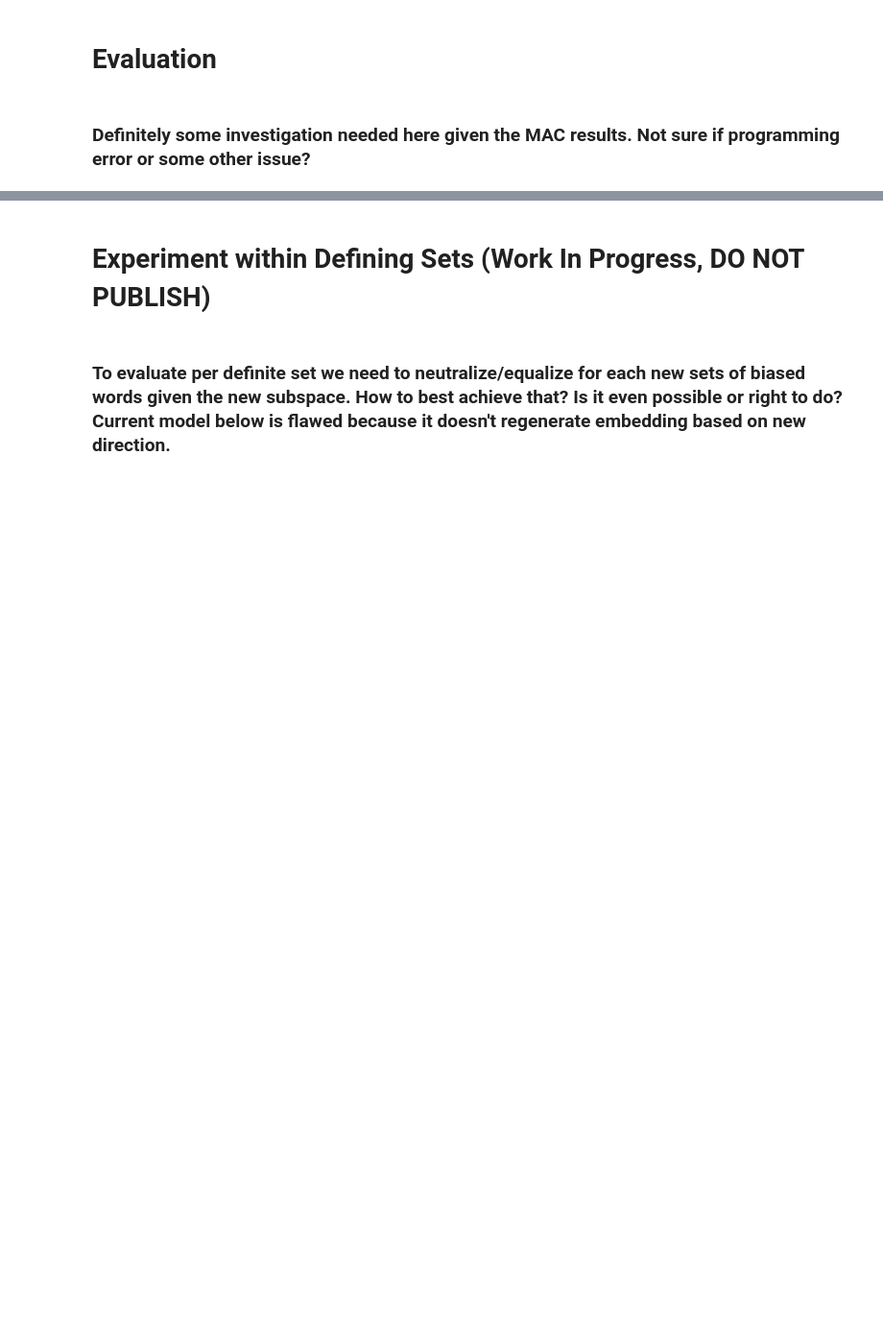
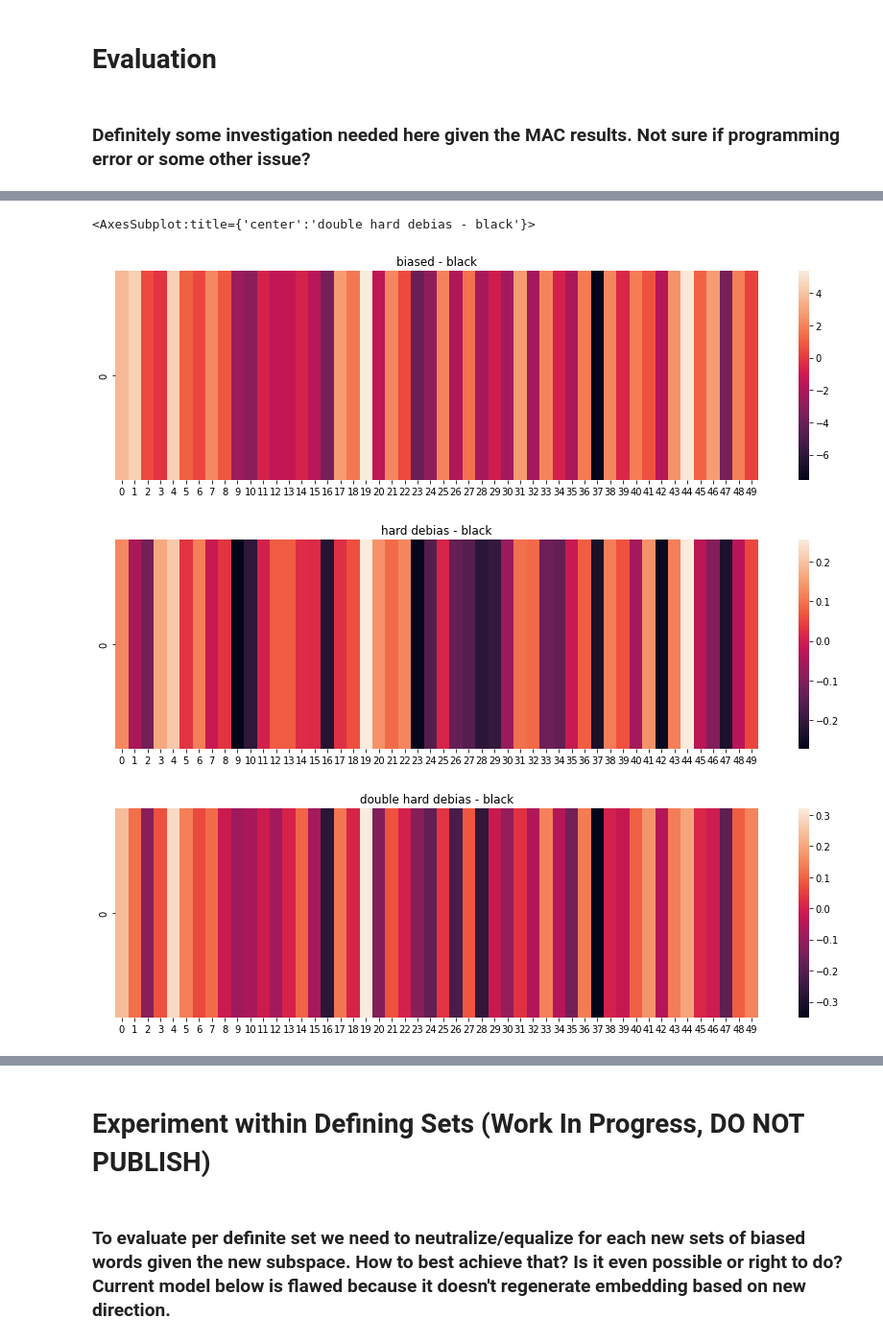
Before and after one commit to YolandaMDavis/DoubleHardMulticlass, a Jupyter notebook: hard-debias-experiment.ipynb, the cells around one changed output, grey strips where cells are left out. Shown at 96% size. Cells and saved outputs as stored; diff of their text form; code cells hidden in the pictures; blank space fills up the shorter version.

```diff
--- a/hard-debias-experiment.ipynb
+++ b/hard-debias-experiment.ipynb
@@ -228,0 +255,22 @@ Double Hard Debiased MAC: 0.8813308006758301
+# %%
+# Are black and white lining up to a color? let's compare with blue and pink
+
+fig, ax = plt.subplots()
+fig.set_figwidth(15)
+ax.title.set_text('biased - black')
+sns.heatmap([wv_pt['black']])
+
+fig, ax = plt.subplots()
+fig.set_figwidth(15)
+ax.title.set_text('hard debias - black')
+sns.heatmap([wv_hd['black']])
+
+fig, ax = plt.subplots()
+fig.set_figwidth(15)
+ax.title.set_text('double hard debias - black')
+sns.heatmap([full_wv_dhd['black']])
+# %% [output]
+<AxesSubplot:title={'center':'double hard debias - black'}>
+[figure, added]
+[figure, added]
+[figure, added]
```
Also changed, not shown: parts of 14 cells of this notebook, 3 other files.
